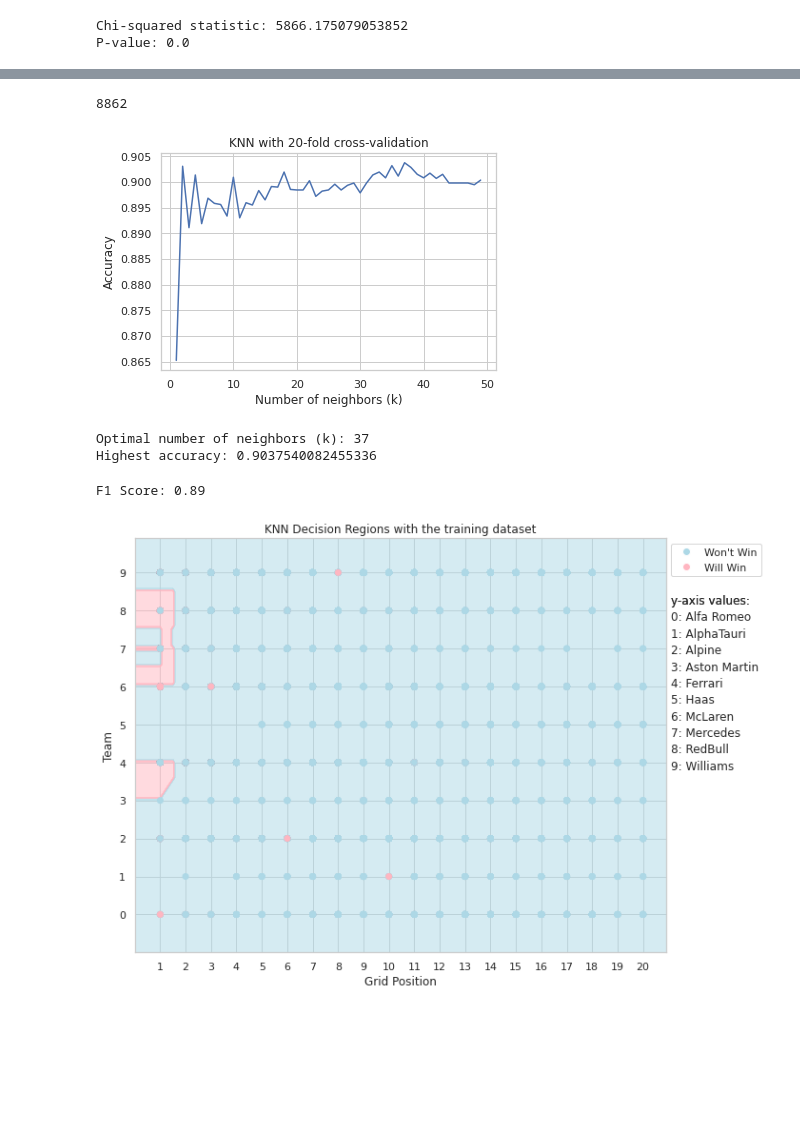
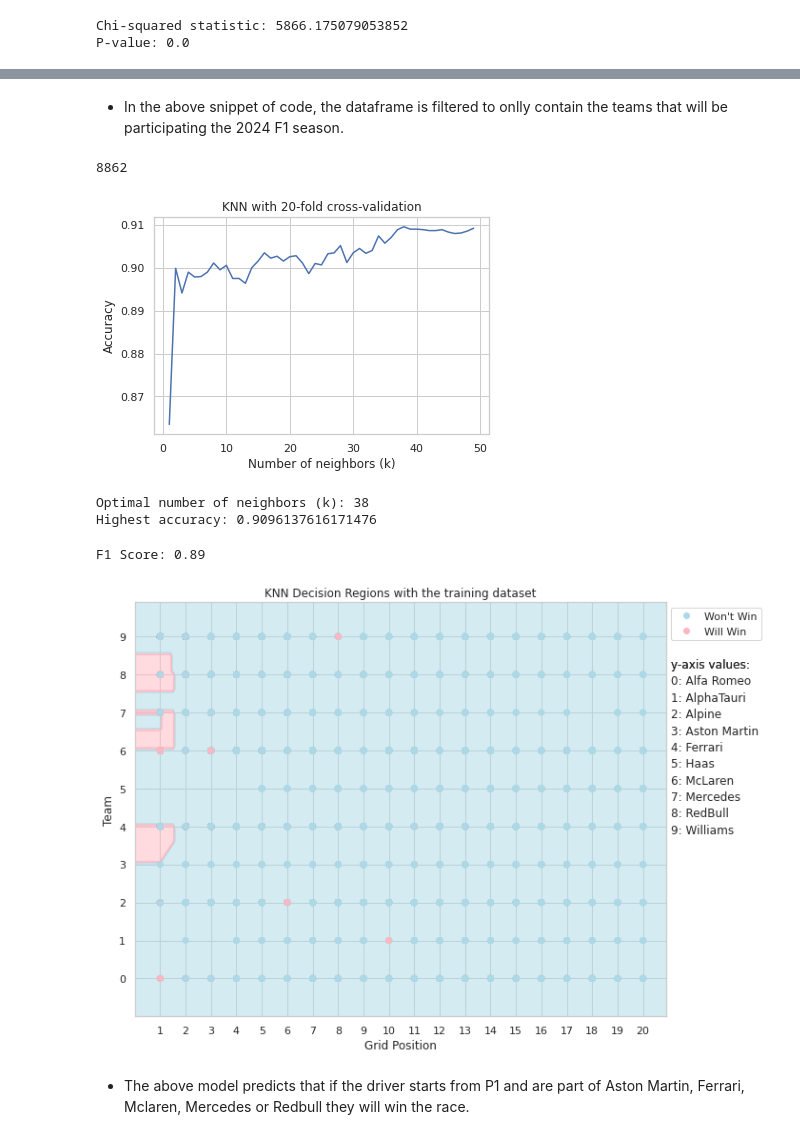
Before and after one commit to Nandini1521/CCproject, a Jupyter notebook: Cloud_project.ipynb, the cells around one changed output, grey strips where cells are left out. Saved outputs shown, nothing was run; the diff lists cells and outputs as text; code cells hidden in the pictures; blank space fills up the shorter version.

```diff
--- a/Cloud_project.ipynb
+++ b/Cloud_project.ipynb
@@ -460,0 +616,6 @@ plt.show()
+# %%
+predictionsrf = modelrf.transform(test_data)
+
+evaluator = BinaryClassificationEvaluator(labelCol="Classifier")
+auc = evaluator.evaluate(predictionsrf)
+print("AUC:", auc)
@@ -477,0 +656,6 @@ LH_df= LH_df.withColumn("Classifier", F.when(LH_df["positionOrder"] == 1, "P1")
+# %%
+winsornot_df= constructor_wins
+
+winsornot_df= winsornot_df.withColumn("Classifier", F.when(winsornot_df["positionOrder"] == 1, "P1")
+                                     .otherwise("Didn't Win"))
+winsornot_df.head(5)
@@ -530,12 +710,25 @@ P-value: 1.0
 # %%
+from pyspark.sql import functions as F
+from pyspark.sql.types import StringType
+
 teams_to_include = [
     'Williams', 'Alfa Romeo', 'Red Bull', 'Mercedes', 'Haas F1 Team', 'Ferrari',
     'McLaren', 'Aston Martin', 'Racing Point', 'Torro Rosso', 'Renault', 'Alpine F1 Team', 'AlphaTauri'
 ]
 
 # Filter the DataFrame
-LH_df= LH_df.filter(LH_df['team_name'].isin(teams_to_include))
+winsornot_fildf = winsornot_df.filter(winsornot_df["team_name"].isin(teams_to_include))
 
-LH_df = LH_df.withColumn("team_name", when(LH_df["team_name"] == "Torro Rosso", "AlphaTauri").otherwise(LH_df["team_name"]))
-LH_df = LH_df.withColumn("team_name", when(LH_df["team_name"] == "Racing Point", "Aston Martin").otherwise(LH_df["team_name"]))
-LH_df = LH_df.withColumn("team_name", when(LH_df["team_name"] == "Renault", "Alpine F1 Team").otherwise(LH_df["team_name"]))
+winsornot_fildf = winsornot_fildf.withColumn("team_name", when(winsornot_fildf["team_name"] == "Torro Rosso", "AlphaTauri").otherwise(winsornot_fildf["team_name"]))
+winsornot_fildf = winsornot_fildf.withColumn("team_name", when(winsornot_fildf["team_name"] == "Racing Point", "Aston Martin").otherwise(winsornot_fildf["team_name"]))
+winsornot_fildf = winsornot_fildf.withColumn("team_name", when(winsornot_fildf["team_name"] == "Renault", "Alpine F1 Team").otherwise(winsornot_fildf["team_name"]))
+
+winsornot_fildf= winsornot_fildf.withColumn(
+    "Classifier",
+    when(col("Classifier") == "P1", 1)
+    .otherwise(0)
+)
+
+winsornot_fildf= winsornot_fildf.filter((col("grid") > 0) & (col("grid") <= 20))
+
+#winsornot_fildf.head(5)
@@ -563 +741,6 @@ LH_df_pd.head()
+# %% [markdown]
+- In the above snippet of code, the dataframe is filtered to onlly contain the teams that will be participating the 2024 F1 season.
+# %%
+winsornot_df_pd= winsornot_fildf.toPandas()
+#winsornot_df_pd.head()
 # %%
@@ -569,44 +752,45 @@ import pandas as pd
 from sklearn.model_selection import train_test_split
 from sklearn.neighbors import KNeighborsClassifier
 from sklearn.metrics import accuracy_score, precision_score, recall_score, f1_score
+from sklearn.preprocessing import LabelEncoder
 
 
 # Separate features and target variable
 label_encoder = LabelEncoder()
-LH_df_pd['constructor_encoded'] = label_encoder.fit_transform(LH_df_pd['team_name'])
+winsornot_df_pd['constructor_encoded'] = label_encoder.fit_transform(winsornot_df_pd['team_name'])
 
-X = LH_df_pd[['grid','constructor_encoded']]
-y = LH_df_pd['Classifier']
+X = winsornot_df_pd[['grid','constructor_encoded']]
+y = winsornot_df_pd['Classifier']
 
 
 # Split the data into train and test sets
 X_train, X_test, y_train, y_test = train_test_split(X, y, test_size=0.2, random_state=42)
 
 from sklearn.model_selection import cross_val_score
 from sklearn.metrics import accuracy_score
 
 k_values = range(1, 50)  # Range of k values to test
 accuracy_scores = []  # List to store accuracy scores
 
 for k in k_values:
     knn = KNeighborsClassifier(n_neighbors=k)
-    scores = cross_val_score(knn, X, y, cv=30, scoring='accuracy')
+    scores = cross_val_score(knn, X, y, cv=20, scoring='accuracy')
     accuracy_scores.append(np.mean(scores))
 
 # Plot the accuracy scores for different k values
 plt.plot(k_values, accuracy_scores)
 plt.xlabel('Number of neighbors (k)')
 plt.ylabel('Accuracy')
 plt.title('KNN with 20-fold cross-validation')
 plt.show()
 
 best_k = k_values[np.argmax(accuracy_scores)]
 print('Optimal number of neighbors (k):', best_k)
 print('Highest accuracy:', np.max(accuracy_scores))
 # %% [output]
-[figure, old version]
+[figure, new version]
-Optimal number of neighbors (k): 37
-Highest accuracy: 0.9037540082455336
+Optimal number of neighbors (k): 38
+Highest accuracy: 0.9096137616171476
 # %%
 knn = KNeighborsClassifier(n_neighbors=best_k)
 
@@ -625,8 +809,8 @@ from matplotlib.colors import ListedColormap
 from sklearn.preprocessing import LabelEncoder
 
 # Generate a meshgrid of points to plot the decision regions
-x_min, x_max = X.iloc[:, 0].min() - 1, X.iloc[:, 0].max() + 1
-y_min, y_max = X.iloc[:, 1].min() - 1, X.iloc[:, 1].max() + 1
+x_min, x_max = X.iloc[:,0].min() - 1, X.iloc[:,0].max() + 1
+y_min, y_max = X.iloc[:,1].min() - 1, X.iloc[:,1].max() + 1
 h = 0.1  # increased step size in the mesh
 xx, yy = np.meshgrid(np.arange(x_min, x_max, h), np.arange(y_min, y_max, h))
 
@@ -681,6 +865,7 @@ team7 = '6: McLaren'
 team8 = '7: Mercedes'
 team9 = '8: RedBull'
 team10 = '9: Williams'
+
 plt.text(1.01, 0.85, y_legend_text, transform=plt.gca().transAxes, rotation='horizontal', verticalalignment='center')
 plt.text(1.01, 0.81, team1, transform=plt.gca().transAxes, rotation='horizontal', verticalalignment='center')
 plt.text(1.01, 0.77, team2, transform=plt.gca().transAxes, rotation='horizontal', verticalalignment='center')
@@ -696,4 +881,6 @@ plt.text(1.01, 0.45, team10, transform=plt.gca().transAxes, rotation='horizontal
 
 plt.show()
 # %% [output]
-[figure, old version]
+[figure, new version]
+# %% [markdown]
+- The above model predicts that if the driver starts from P1 and are part of Aston Martin, Ferrari, Mclaren, Mercedes or Redbull they will win the race.
```
Also changed, not shown: parts of 49 cells of this notebook.
